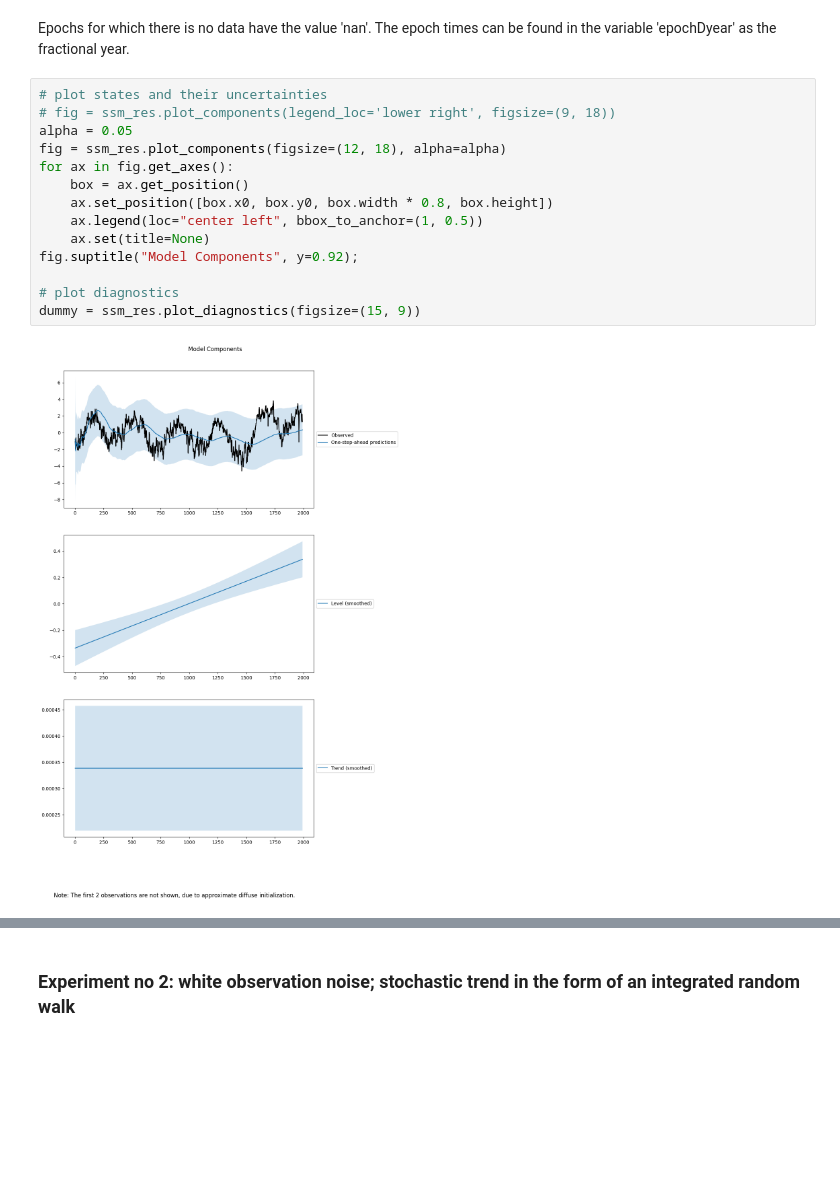
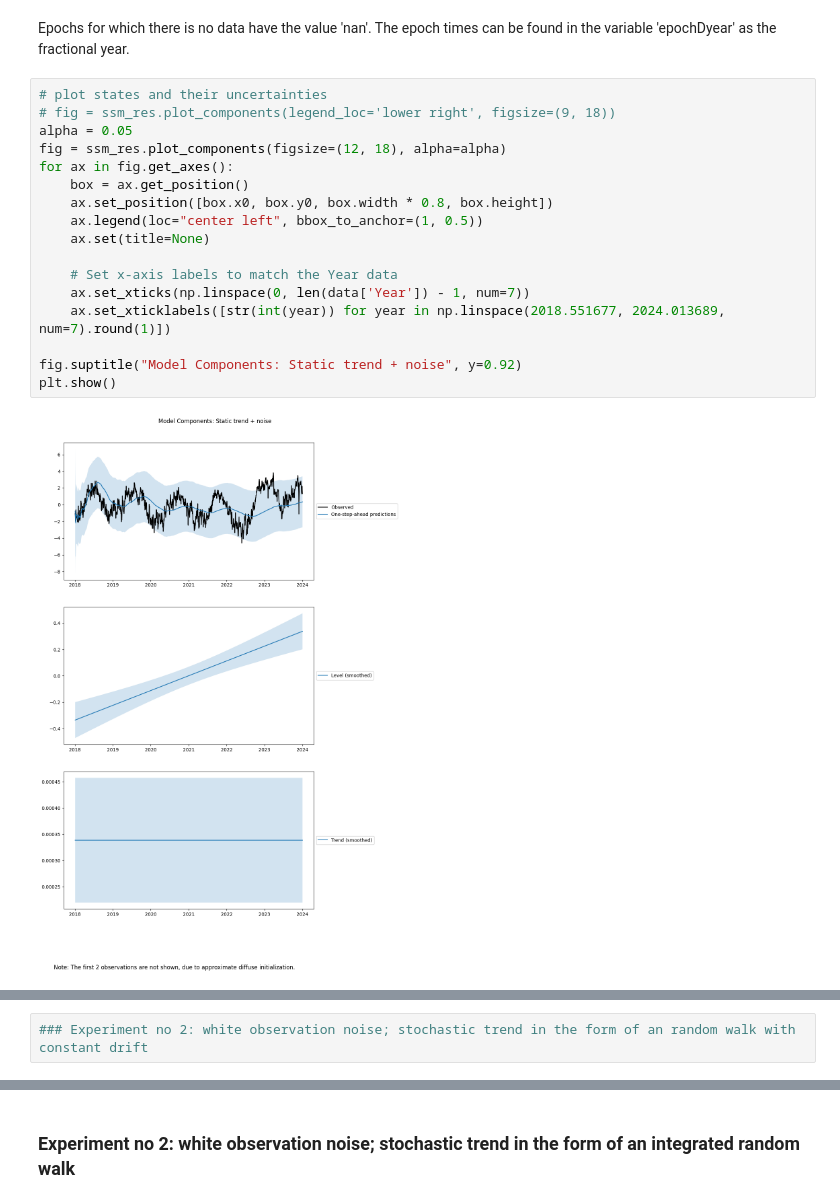
Before and after one commit to ICSlingerland/Groningen-Deformation-lab, a Jupyter notebook: stmread.ipynb, the cells around one changed output, grey strips where cells are left out. Cells and saved outputs as stored; diff of their text form; blank space fills up the shorter version.

```diff
--- a/stmread.ipynb
+++ b/stmread.ipynb
@@ -317,16 +332,19 @@ Epochs for which there is no data have the value 'nan'. The epoch times can be f
 # %%
 # plot states and their uncertainties
 # fig = ssm_res.plot_components(legend_loc='lower right', figsize=(9, 18))
 alpha = 0.05
 fig = ssm_res.plot_components(figsize=(12, 18), alpha=alpha)
 for ax in fig.get_axes():
     box = ax.get_position()
     ax.set_position([box.x0, box.y0, box.width * 0.8, box.height])
     ax.legend(loc="center left", bbox_to_anchor=(1, 0.5))
     ax.set(title=None)
-fig.suptitle("Model Components", y=0.92);
 
-# plot diagnostics
-dummy = ssm_res.plot_diagnostics(figsize=(15, 9))
+    # Set x-axis labels to match the Year data
+    ax.set_xticks(np.linspace(0, len(data['Year']) - 1, num=7))
+    ax.set_xticklabels([str(int(year)) for year in np.linspace(2018.551677, 2024.013689, num=7).round(1)])
+
+fig.suptitle("Model Components: Static trend + noise", y=0.92)
+plt.show()
 # %% [output]
-[figure, old version]
+[figure, new version]
@@ -333,0 +351,2 @@ dummy = ssm_res.plot_diagnostics(figsize=(15, 9))
+# %%
+### Experiment no 2: white observation noise; stochastic trend in the form of an random walk with constant drift
```
Also changed, not shown: parts of 24 cells of this notebook, 6 other files.
